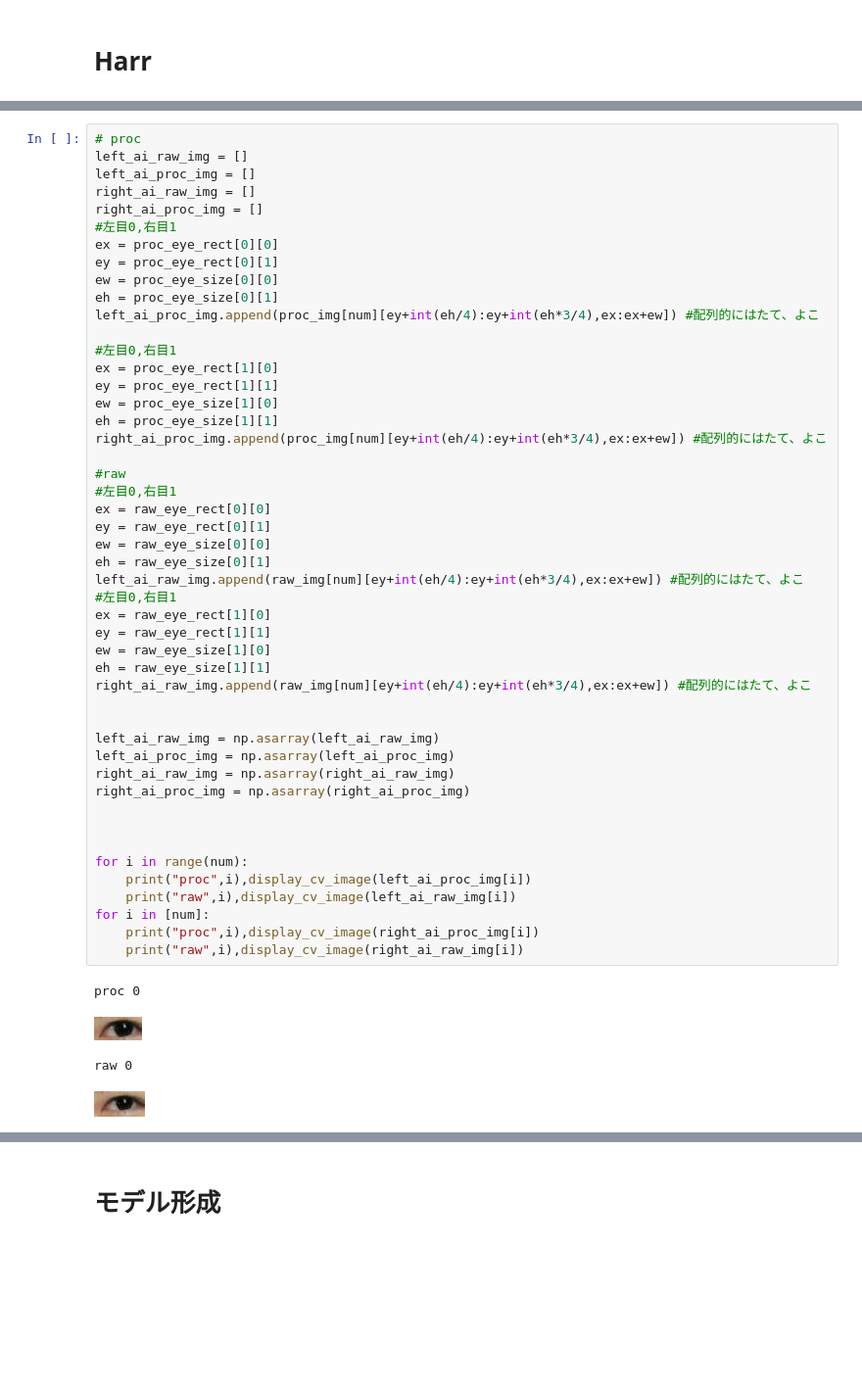
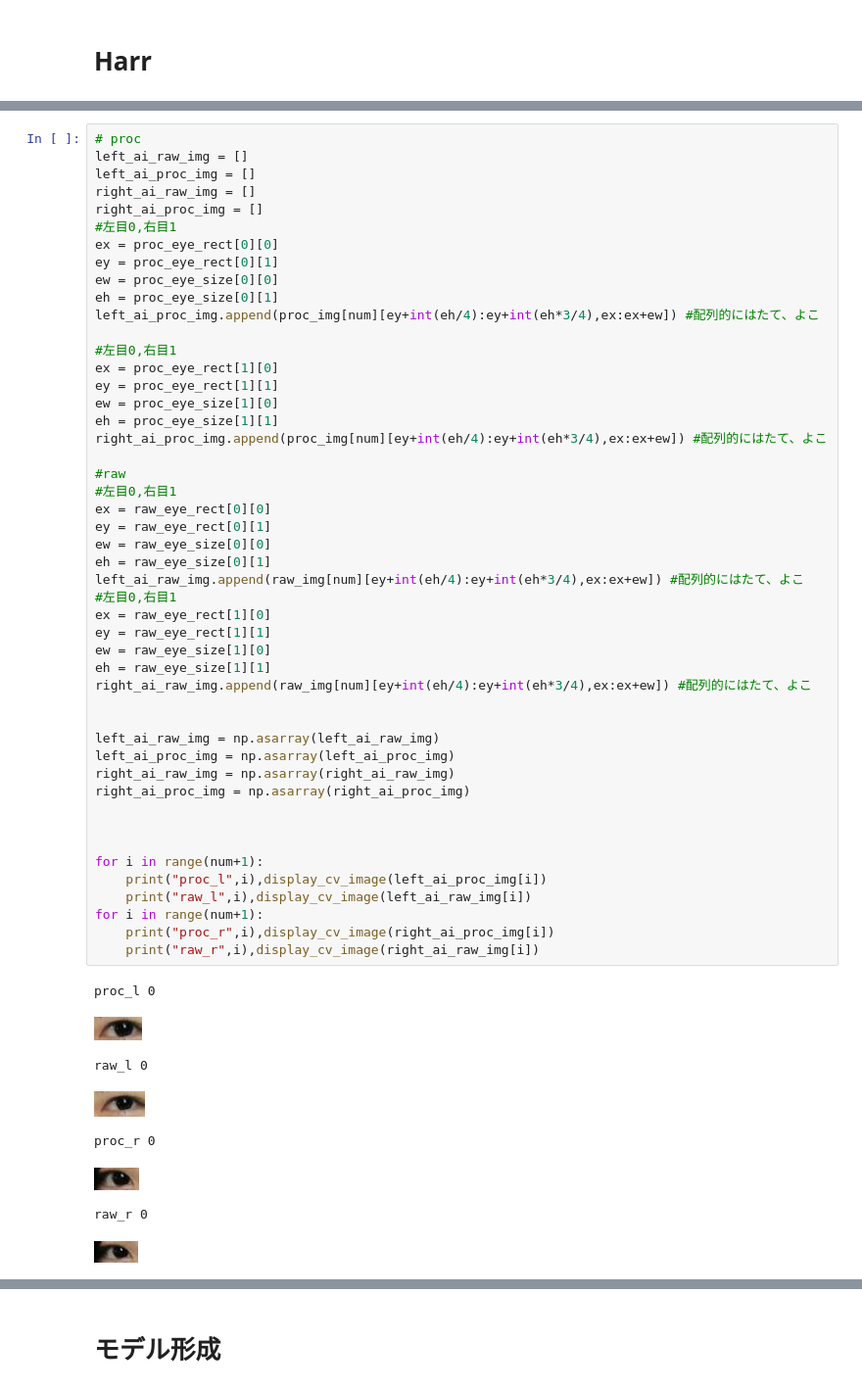
Before and after one commit to kinketsucom/Diff_Extraction, a Jupyter notebook: Untitled.ipynb, the cells around one changed output, grey strips where cells are left out. Shown at 98% size. Cells and saved outputs as stored; diff of their text form; blank space fills up the shorter version.

```diff
--- a/Untitled.ipynb
+++ b/Untitled.ipynb
@@ -200,41 +200,45 @@ ex = proc_eye_rect[1][0]
 ey = proc_eye_rect[1][1]
 ew = proc_eye_size[1][0]
 eh = proc_eye_size[1][1]
 right_ai_proc_img.append(proc_img[num][ey+int(eh/4):ey+int(eh*3/4),ex:ex+ew]) #配列的にはたて、よこ
 
 #raw
 #左目0,右目1
 ex = raw_eye_rect[0][0]
 ey = raw_eye_rect[0][1]
 ew = raw_eye_size[0][0]
 eh = raw_eye_size[0][1]
 left_ai_raw_img.append(raw_img[num][ey+int(eh/4):ey+int(eh*3/4),ex:ex+ew]) #配列的にはたて、よこ
 #左目0,右目1
 ex = raw_eye_rect[1][0]
 ey = raw_eye_rect[1][1]
 ew = raw_eye_size[1][0]
 eh = raw_eye_size[1][1]
 right_ai_raw_img.append(raw_img[num][ey+int(eh/4):ey+int(eh*3/4),ex:ex+ew]) #配列的にはたて、よこ
 
 
 left_ai_raw_img = np.asarray(left_ai_raw_img)
 left_ai_proc_img = np.asarray(left_ai_proc_img)
 right_ai_raw_img = np.asarray(right_ai_raw_img)
 right_ai_proc_img = np.asarray(right_ai_proc_img)
 
 
 
-for i in range(num):
-    print("proc",i),display_cv_image(left_ai_proc_img[i])
-    print("raw",i),display_cv_image(left_ai_raw_img[i])
-for i in [num]:
-    print("proc",i),display_cv_image(right_ai_proc_img[i])
-    print("raw",i),display_cv_image(right_ai_raw_img[i])
+for i in range(num+1):
+    print("proc_l",i),display_cv_image(left_ai_proc_img[i])
+    print("raw_l",i),display_cv_image(left_ai_raw_img[i])
+for i in range(num+1):
+    print("proc_r",i),display_cv_image(right_ai_proc_img[i])
+    print("raw_r",i),display_cv_image(right_ai_raw_img[i])
 # %% [output]
-proc 0
+proc_l 0
 [figure]
-raw 0
+raw_l 0
 [figure]
+proc_r 0
+[figure, added]
+raw_r 0
+[figure, added]
 # %%
 size = (100,50)
 l_proc_dat = []
```
Also changed, not shown: parts of 10 cells of this notebook, 4 other files.
